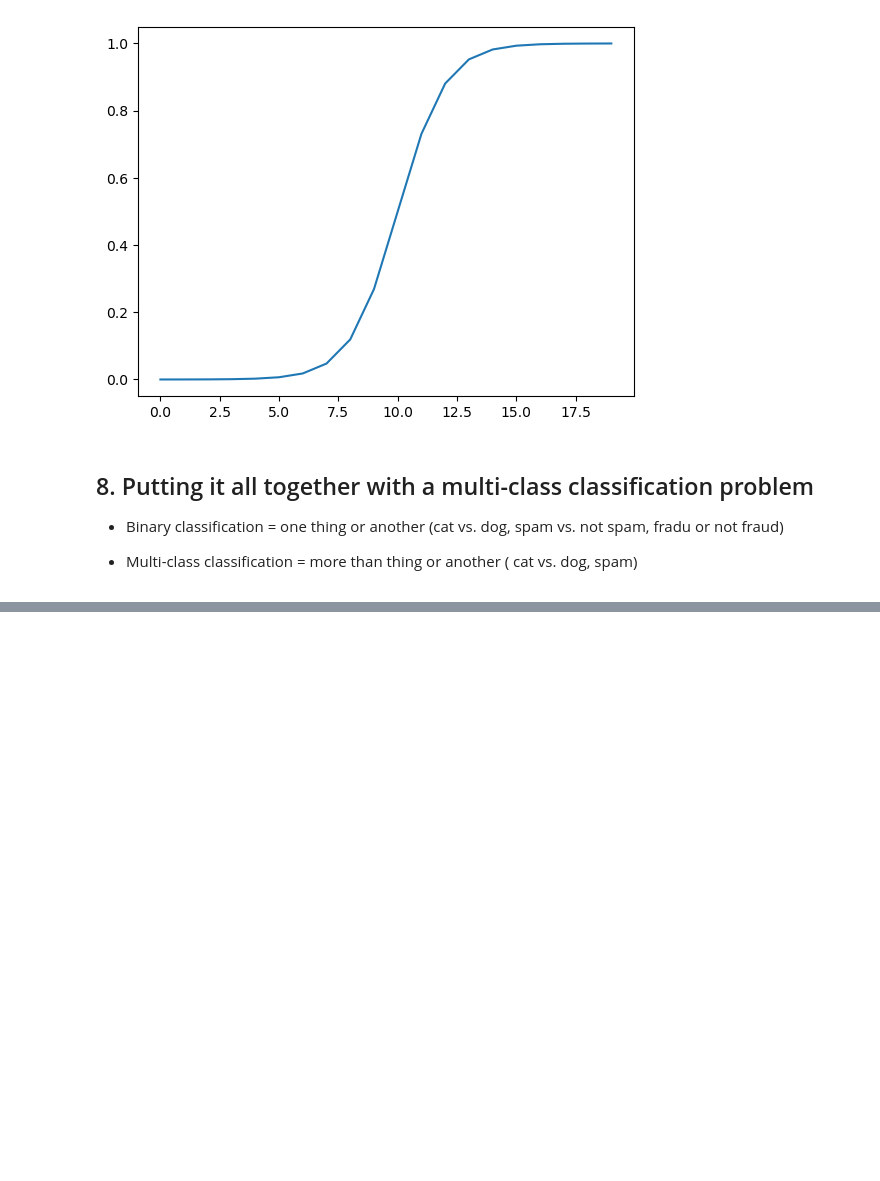
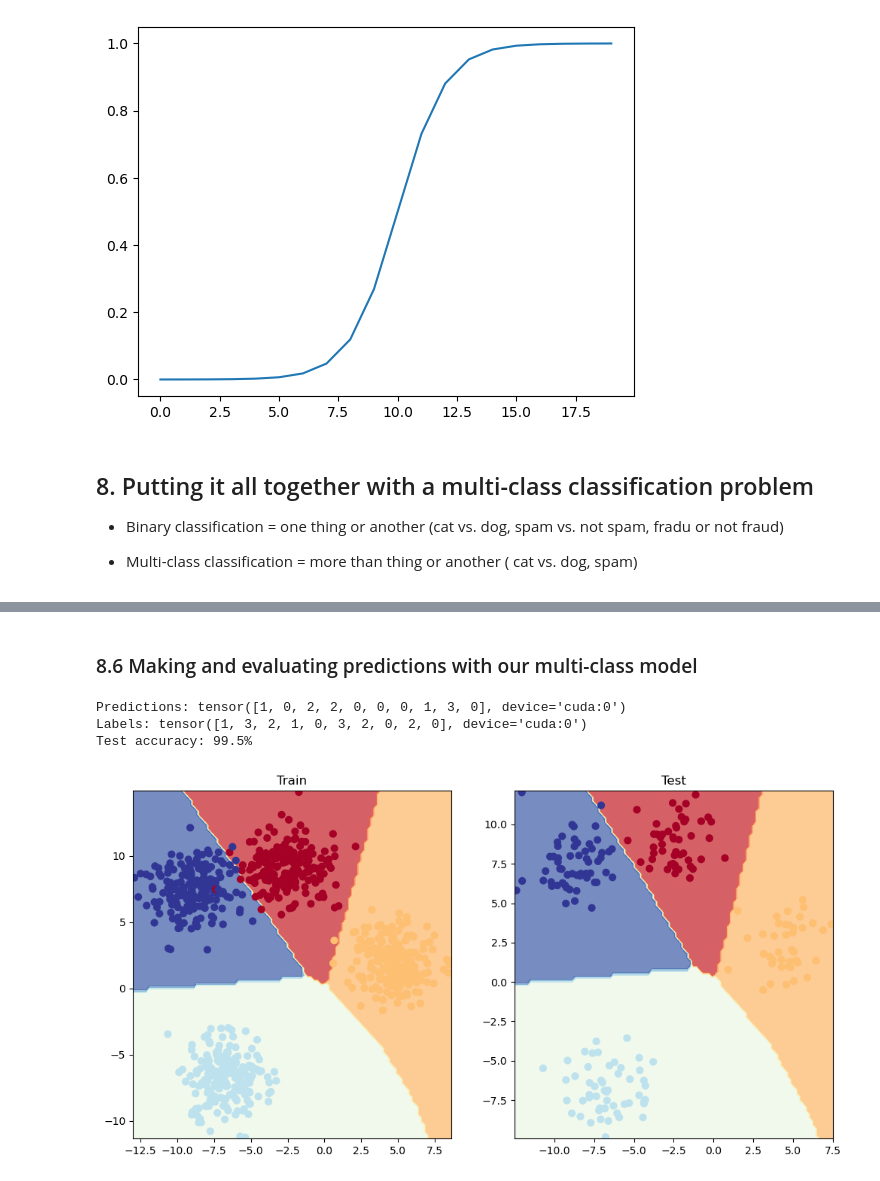
Before and after one commit to amulyaprasanth/ztm-pytorch, a Jupyter notebook: 02_pytorch_classification_video.ipynb, the cells around one changed output, grey strips where cells are left out. Cells and saved outputs as stored; diff of their text form; code cells hidden in the pictures; blank space fills up the shorter version.

```diff
--- a/02_pytorch_classification_video.ipynb
+++ b/02_pytorch_classification_video.ipynb
@@ -679,7 +699,8 @@ X = torch.from_numpy(X).type(torch.float)
 y = torch.from_numpy(y).type(torch.float)
 
 # Split the data into training and test data
-X_train, X_test, y_train, y_test = train_test_split(X, y, test_size=0.2, random_state=42)
+X_train, X_test, y_train, y_test = train_test_split(
+    X, y, test_size=0.2, random_state=42)
 
 X_train[:5], y_train[:5]
 # %% [output]
@@ -862,0 +945,25 @@ plt.plot(sigmoid(A))
+# %%
+# build a multi-class classification model
+class BlobModel(nn.Module):
+    def __init__(self, input_features, output_features, hidden_units=8):
+        """Initialize mulit-class classification model.
+
+        Args: input_features(int) : Number of input features to the models
+        output_features (int) : Number of output features to the models
+        hidden_units (int) : Number of hidden units"""
+        super().__init__()
+        self.linear_layer_stack = nn.Sequential(
+            nn.Linear(in_features=input_features, out_features=hidden_units),
+            nn.ReLU(),
+            nn.Linear(in_features=hidden_units, out_features=hidden_units),
+            nn.ReLU(),
+            nn.Linear(in_features=hidden_units, out_features=output_features),
+        )
+
+    def forward(self, x: torch.Tensor) -> torch.Tensor:
+        return self.linear_layer_stack(x)
+
+
+# Create an instance of blobmodel and send ti to the device
+model_4 = BlobModel(input_features=2, output_features=4)
+model_4.to(device)
@@ -862,0 +988,3 @@ plt.plot(sigmoid(A))
+# %%
+loss_fn = nn.CrossEntropyLoss()
+optimizer = torch.optim.SGD(model_4.parameters(), lr=0.1)
@@ -862,0 +993,6 @@ plt.plot(sigmoid(A))
+# %%
+# let's get some raw predictions from our model (logits)
+model_4.eval()
+with torch.inference_mode():
+    y_logits = model_4(X_blob_test.to(device))
+y_logits[:5]
@@ -862,0 +1099,25 @@ plt.plot(sigmoid(A))
+# %% [markdown]
+### 8.6 Making and evaluating predictions with our multi-class model
+# %%
+# Make predictions and convert them into labels
+model_4.eval()
+with torch.inference_mode():
+    logits = model_4(X_blob_test)
+preds = torch.softmax(logits, dim=1).argmax(dim=1)
+
+print(f"Predictions: {y_preds[:10]}\nLabels: {y_blob_test[:10]}")
+print(f"Test accuracy: {accuracy_fn(y_true=y_blob_test, y_pred=preds)}%")
+# %% [output]
+Predictions: tensor([1, 0, 2, 2, 0, 0, 0, 1, 3, 0], device='cuda:0')
+Labels: tensor([1, 3, 2, 1, 0, 3, 2, 0, 2, 0], device='cuda:0')
+Test accuracy: 99.5%
+# %%
+plt.figure(figsize=(12, 6))
+plt.subplot(1, 2, 1)
+plt.title("Train")
+plot_decision_boundary(model_4, X_blob_train, y_blob_train)
+plt.subplot(1, 2, 2)
+plt.title("Test")
+plot_decision_boundary(model_4, X_blob_test, y_blob_test)
+# %% [output]
+[figure, added]
```
Also changed, not shown: parts of 39 cells of this notebook, 2 other files.
